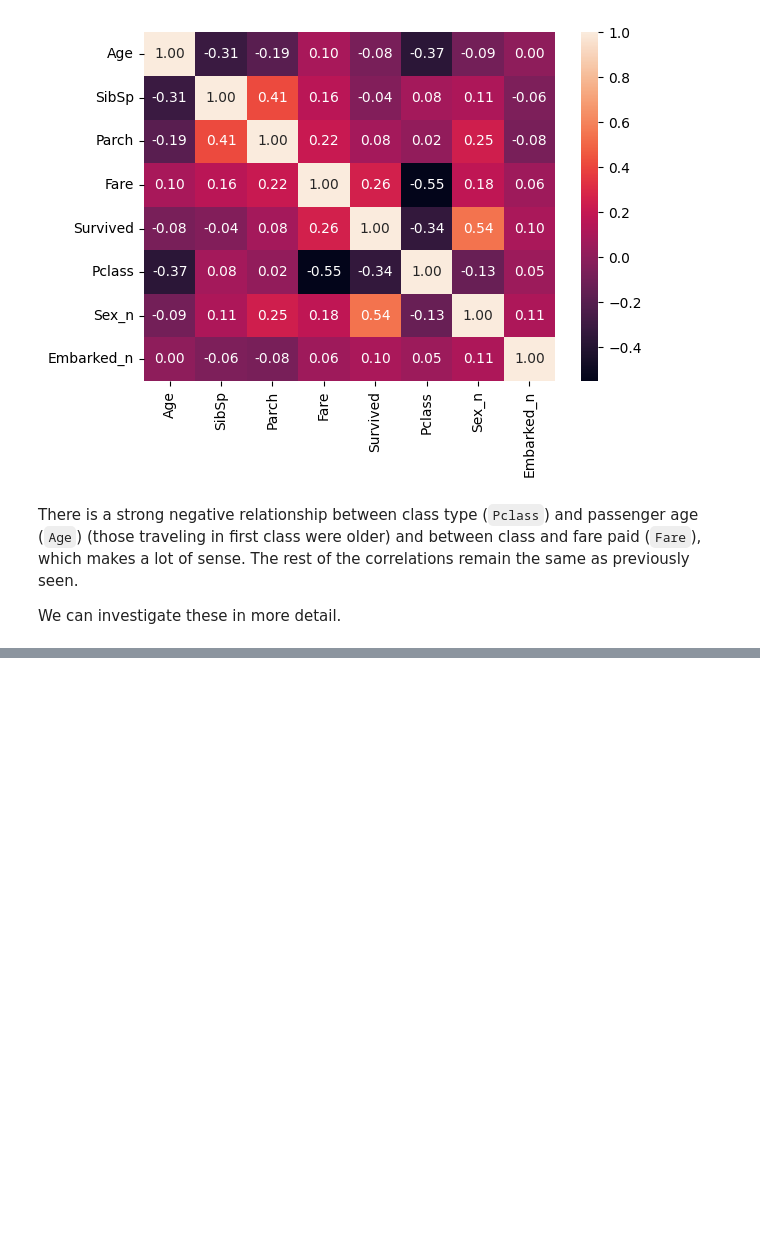
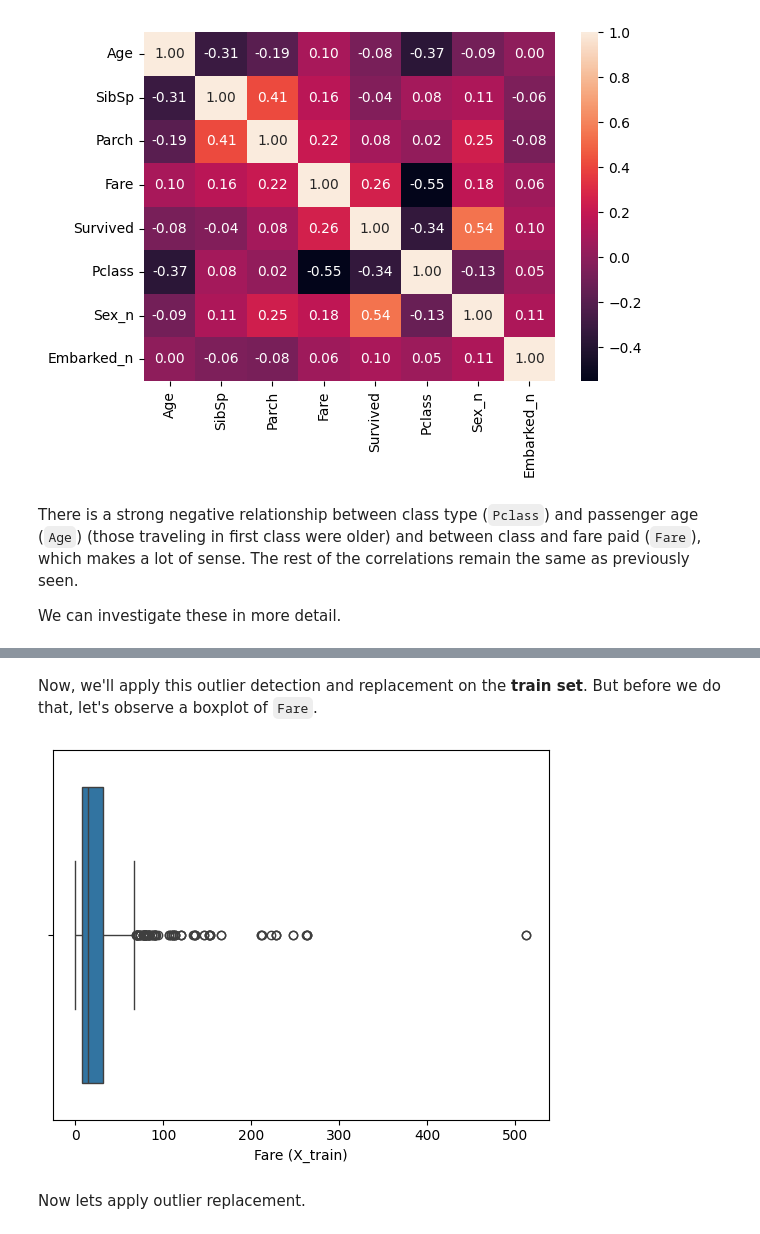
Before and after one commit to themarisolhernandez/ds-review-lessons, a Jupyter notebook: 16-exploratory-data-analysis.ipynb, the cells around one changed output, grey strips where cells are left out. Cells and saved outputs as stored; diff of their text form; code cells hidden in the pictures; blank space fills up the shorter version.

```diff
--- a/16-exploratory-data-analysis.ipynb
+++ b/16-exploratory-data-analysis.ipynb
@@ -826,0 +974,3 @@ plt.show()
+# %%
+X = df[['Age', 'Pclass', 'SibSp', 'Parch', 'Fare', 'Sex_n', 'Embarked_n']] # A dataframe (double brackets)
+y = df['Survived'] # A series (single brackets)
@@ -826,0 +1014,4 @@ plt.show()
+# %%
+from sklearn.model_selection import train_test_split
+
+X_train, X_test, y_train, y_test = train_test_split(X, y, test_size = 0.2)
@@ -826,0 +1064,11 @@ plt.show()
+# %% [markdown]
+Now, we'll apply this outlier detection and replacement on the **train set**. But before we do that, let's observe a boxplot of `Fare`.
+# %%
+# Boxplot of `Fare` before outlier replacement
+sns.boxplot(data = X_train, x = "Fare")
+plt.xlabel('Fare (X_train)')
+plt.show()
+# %% [output]
+[figure, added]
+# %% [markdown]
+Now lets apply outlier replacement.
```
Also changed, not shown: parts of 64 cells of this notebook, 1 other file.
